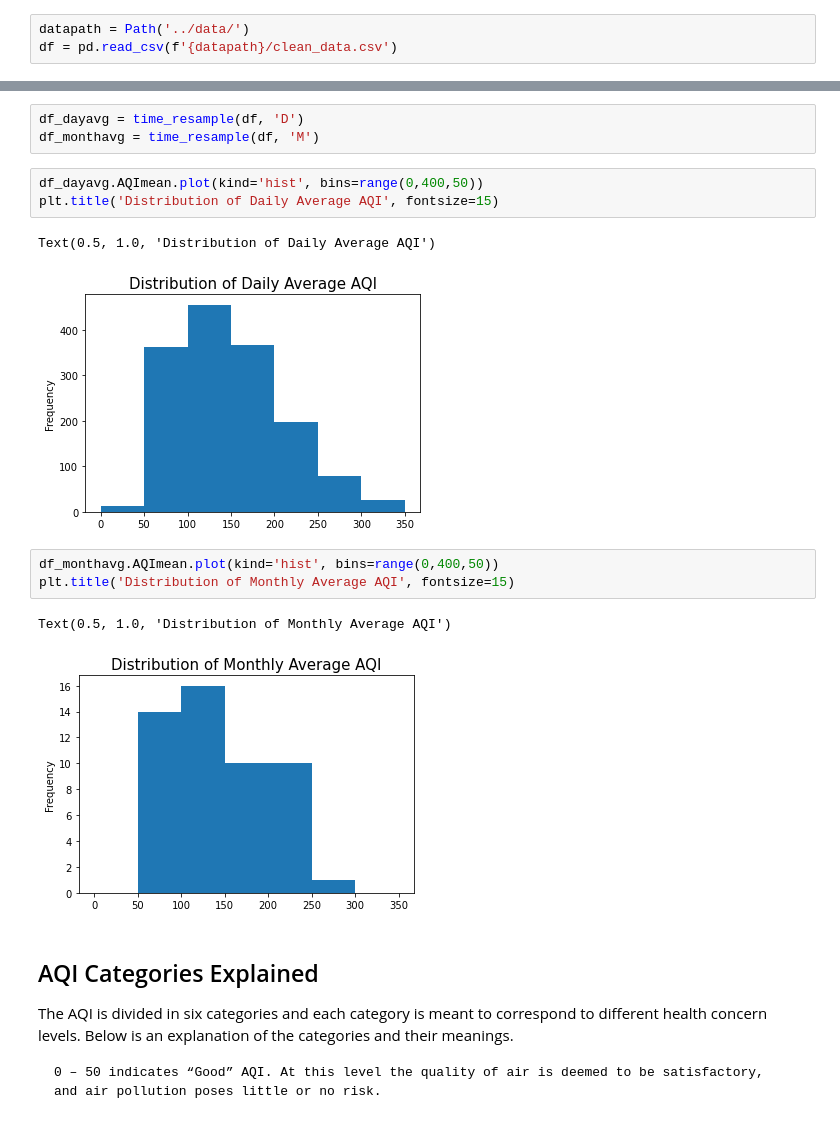
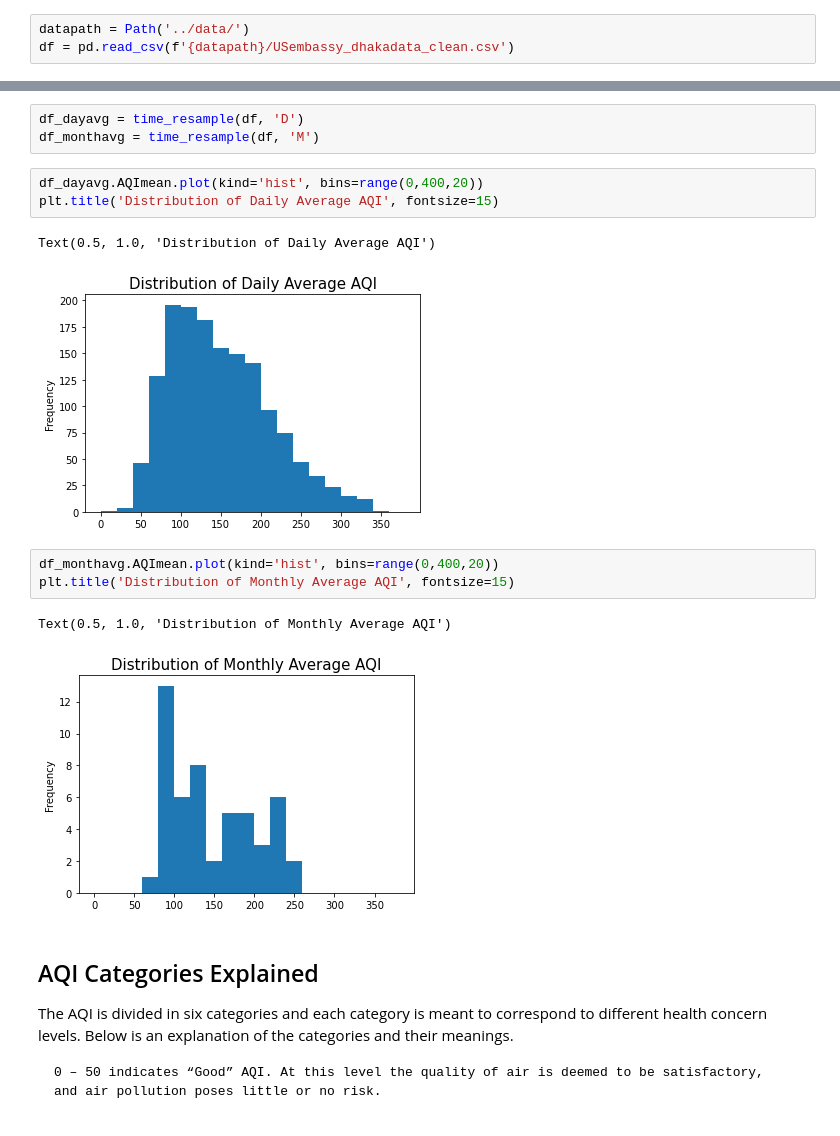
Before and after one commit to TSGreen/bangladesh-air-quality, a Jupyter notebook: notebooks/analysis-visualisation.ipynb, the cells around one changed output, grey strips where cells are left out. Cells and saved outputs as stored; diff of their text form.

```diff
--- a/notebooks/analysis-visualisation.ipynb
+++ b/notebooks/analysis-visualisation.ipynb
@@ -22,7 +22,7 @@ import matplotlib as mpl
 <h2> Data import </h2>
 # %%
 datapath = Path('../data/')
-df = pd.read_csv(f'{datapath}/clean_data.csv')
+df = pd.read_csv(f'{datapath}/USembassy_dhakadata_clean.csv')
 # %%
 df['Date'] = pd.to_datetime(df['Date'])
 # %%
@@ -108,17 +108,17 @@ def time_resample(dataframe, time_period):
 df_dayavg = time_resample(df, 'D')
 df_monthavg = time_resample(df, 'M')
 # %%
-df_dayavg.AQImean.plot(kind='hist', bins=range(0,400,50))
+df_dayavg.AQImean.plot(kind='hist', bins=range(0,400,20))
 plt.title('Distribution of Daily Average AQI', fontsize=15)
 # %% [output]
 Text(0.5, 1.0, 'Distribution of Daily Average AQI')
-[figure, old version]
+[figure, new version]
 # %%
-df_monthavg.AQImean.plot(kind='hist', bins=range(0,400,50))
+df_monthavg.AQImean.plot(kind='hist', bins=range(0,400,20))
 plt.title('Distribution of Monthly Average AQI', fontsize=15)
 # %% [output]
 Text(0.5, 1.0, 'Distribution of Monthly Average AQI')
-[figure, old version]
+[figure, new version]
 # %% [markdown]
 <h2> AQI Categories Explained </h2>
 
```
Also changed, not shown: 3 other files.
